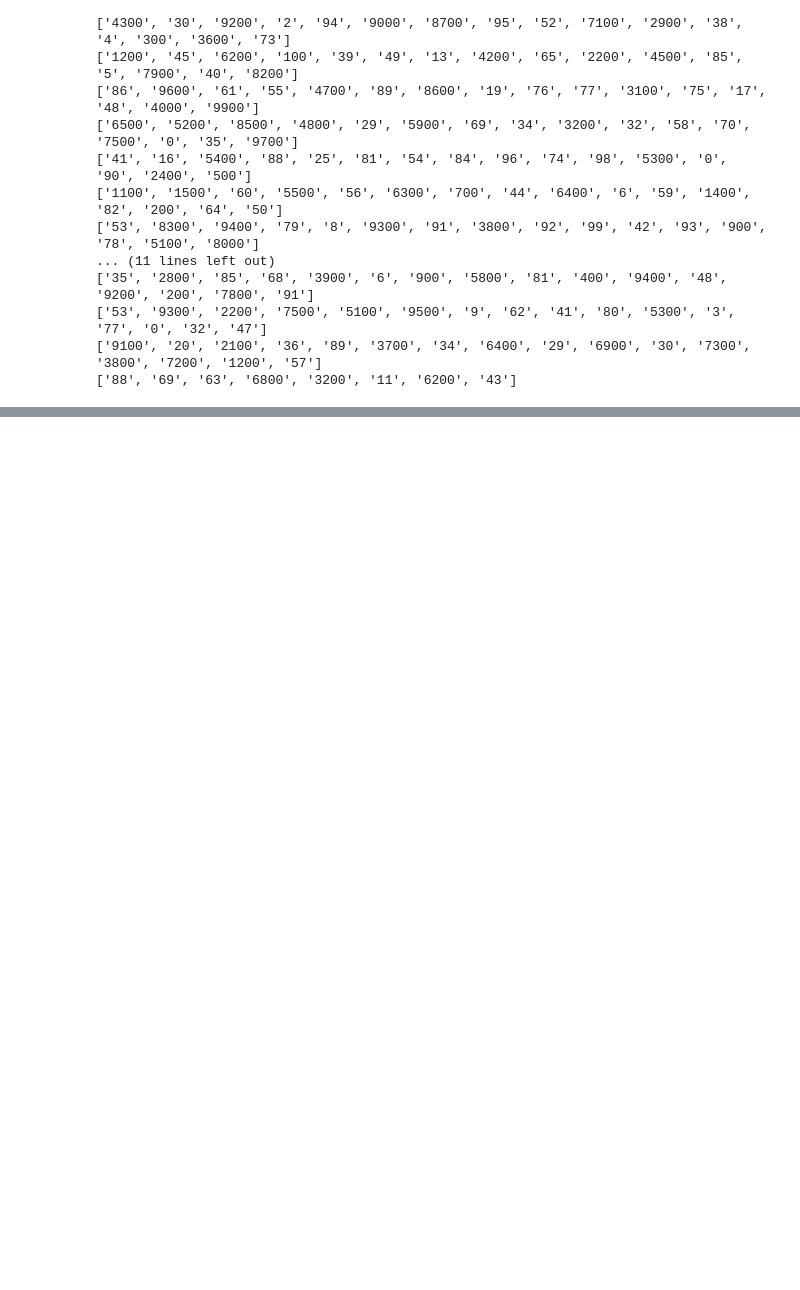
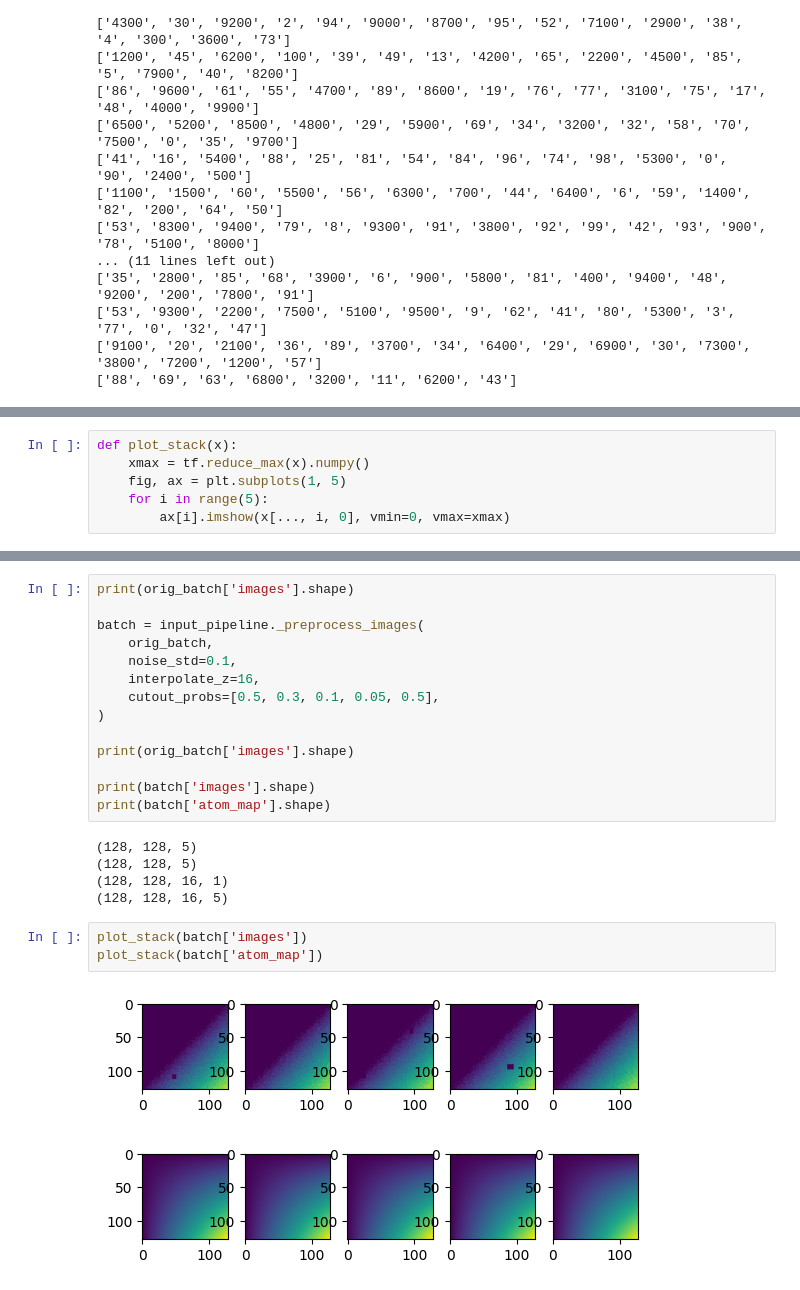
Before and after one commit to LauriKurki/molecule-net, a Jupyter notebook: notebooks/test_input_pipeline.ipynb, the cells around one changed output, grey strips where cells are left out. Saved outputs shown, nothing was run; the diff lists cells and outputs as text; blank space fills up the shorter version.

```diff
--- a/notebooks/test_input_pipeline.ipynb
+++ b/notebooks/test_input_pipeline.ipynb
@@ -118,0 +144,6 @@ for i in range(1000):
+# %%
+def plot_stack(x):
+    xmax = tf.reduce_max(x).numpy()
+    fig, ax = plt.subplots(1, 5)
+    for i in range(5):
+        ax[i].imshow(x[..., i, 0], vmin=0, vmax=xmax)
@@ -118,0 +185,25 @@ for i in range(1000):
+# %%
+print(orig_batch['images'].shape)
+
+batch = input_pipeline._preprocess_images(
+    orig_batch,
+    noise_std=0.1,
+    interpolate_z=16,
+    cutout_probs=[0.5, 0.3, 0.1, 0.05, 0.5],
+)
+
+print(orig_batch['images'].shape)
+
+print(batch['images'].shape)
+print(batch['atom_map'].shape)
+# %% [output]
+(128, 128, 5)
+(128, 128, 5)
+(128, 128, 16, 1)
+(128, 128, 16, 5)
+# %%
+plot_stack(batch['images'])
+plot_stack(batch['atom_map'])
+# %% [output]
+[figure, added]
+[figure, added]
```
Also changed, not shown: parts of 5 cells of this notebook.
